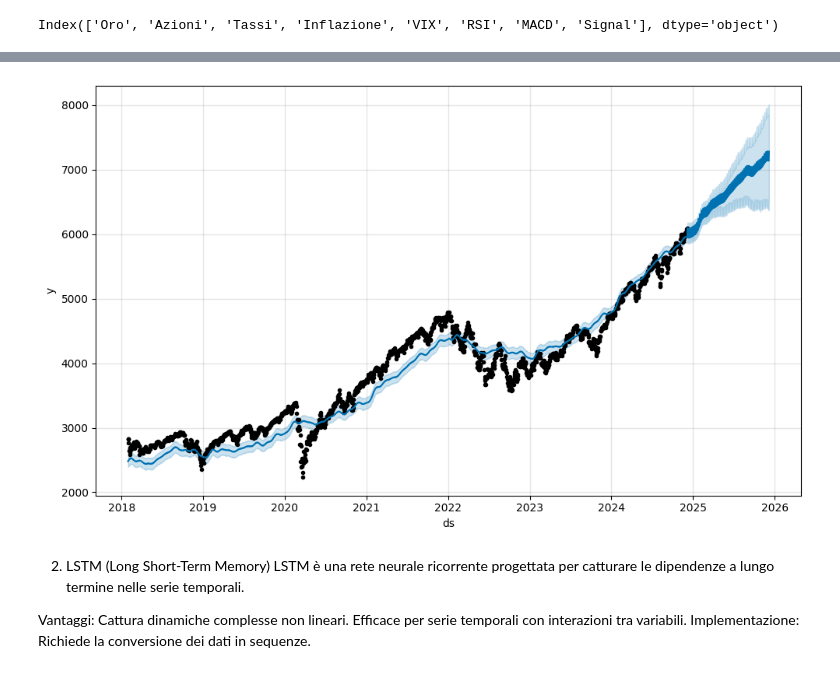
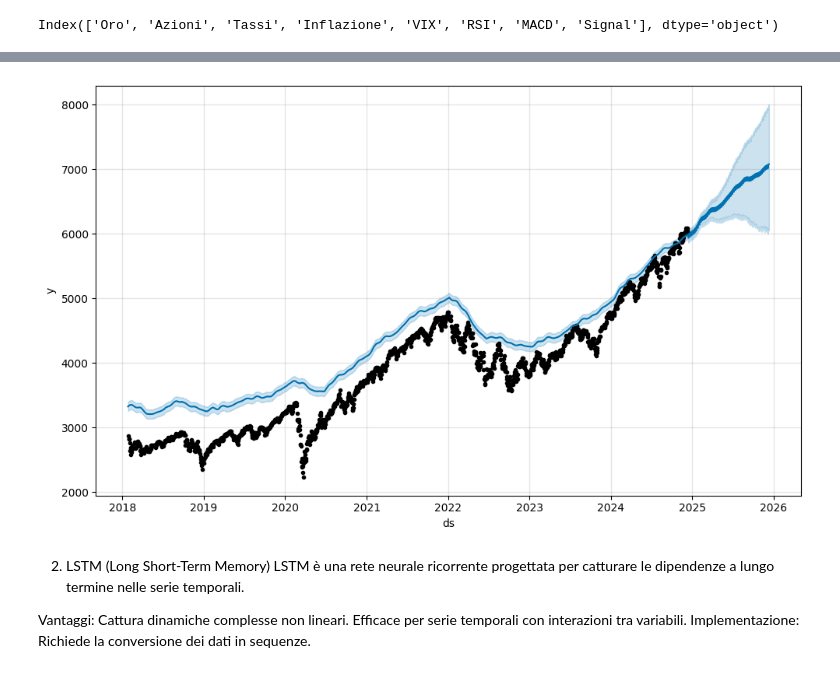
Before and after one commit to mauBona/Finance, a Jupyter notebook: ML.economy.life.cycle.ipynb, the cells around one changed output, grey strips where cells are left out. Saved outputs shown, nothing was run; the diff lists cells and outputs as text; code cells hidden in the pictures.

```diff
--- a/ML.economy.life.cycle.ipynb
+++ b/ML.economy.life.cycle.ipynb
@@ -390,8 +372,8 @@ from prophet import Prophet
 import pandas as pd
 
 # Prepara il dataframe, includendo le colonne 'Oro' e 'Tassi' come regressori
-df_prophet = df[['Azioni', 'Oro', 'Tassi','VIX','Inflazione','RSI','MACD','Signal']].reset_index()
-df_prophet.columns = ['ds', 'y', 'Oro', 'Tassi','VIX','Inflazione','RSI','MACD','Signal']
+df_prophet = df[['Azioni', 'Oro', 'Tassi','VIX','Inflazione','MACD','Signal']].reset_index()
+df_prophet.columns = ['ds', 'y', 'Oro', 'Tassi','VIX','Inflazione','MACD','Signal']
 
 # Crea un'istanza del modello Prophet
 model = Prophet()
@@ -401,7 +383,7 @@ model.add_regressor('Oro')
 model.add_regressor('Tassi')
 model.add_regressor('VIX')
 model.add_regressor('Inflazione')
-model.add_regressor('RSI')
+#model.add_regressor('RSI')
 model.add_regressor('MACD')
 model.add_regressor('Signal')
 
@@ -416,7 +398,8 @@ future['Oro'] = df_prophet['Oro'].iloc[-1]  # Prevedi con l'ultimo valore dispon
 future['Tassi'] = df_prophet['Tassi'].iloc[-1]  # Lo stesso vale per i tassi
 future['VIX'] = df_prophet['VIX'].iloc[-1]  # Lo stesso vale per i tassi
 future['Inflazione'] = df_prophet['Inflazione'].iloc[-1]  # Lo stesso vale per i tassi
-future['Bond'] = df_prophet['Bond'].iloc[-1]  # Lo stesso vale per i tassi
+future['MACD'] = df_prophet['MACD'].iloc[-1]  # Lo stesso vale per i tassi
+future['Signal'] = df_prophet['Signal'].iloc[-1]  # Lo stesso vale per i tassi
 
 
 # Calcola la previsione
@@ -431,4 +414,4 @@ plt.show()
-[figure, old version]
+[figure, new version]
 # %% [markdown]
 2. LSTM (Long Short-Term Memory)
 LSTM è una rete neurale ricorrente progettata per catturare le dipendenze a lungo termine nelle serie temporali.
```
Also changed, not shown: parts of 15 cells of this notebook.
